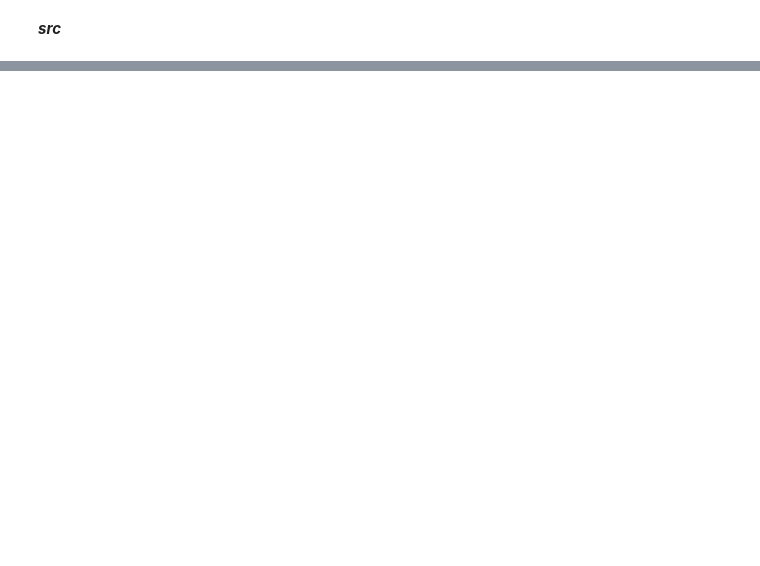
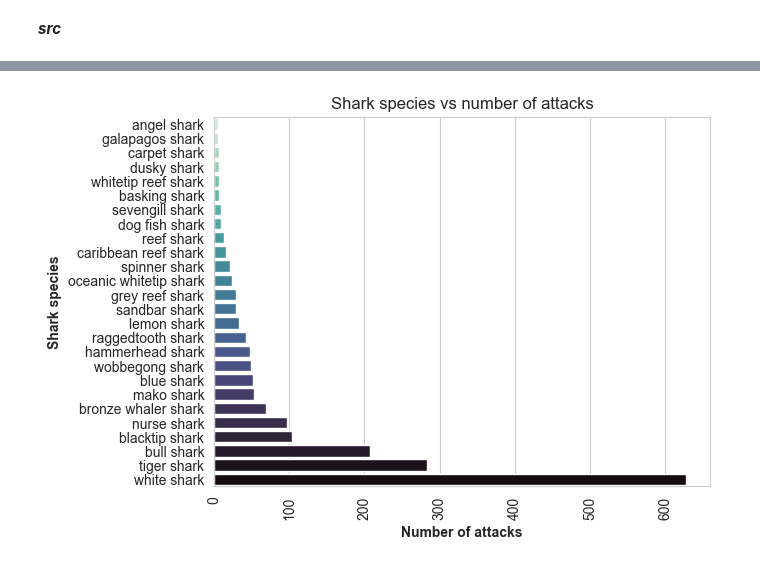
Before and after one commit to pagoba94/project1, a Jupyter notebook: CLEANING WITH FUNCTIONS.ipynb, the cells around one changed output, grey strips where cells are left out. Cells and saved outputs as stored; diff of their text form; code cells hidden in the pictures; blank space fills up the shorter version.

```diff
--- a/CLEANING WITH FUNCTIONS.ipynb
+++ b/CLEANING WITH FUNCTIONS.ipynb
@@ -250,0 +269,22 @@ df.sample()
+# %%
+def species_vs_attacks(df):
+    # Plot the countplot using the custom color palette
+    ax = sns.countplot(y=df['species'], order=df['species'].value_counts(ascending=True).index, palette='mako_r')
+
+    # Set axis labels and title
+    ax.set(ylabel='Shark species', xlabel='Number of attacks')
+
+    # Rotate x-axis tick labels for better readability
+    plt.xticks(rotation=90)
+    plt.title('Shark species vs number of attacks')
+
+    plt.ylabel('Shark species', weight='bold')
+    plt.xlabel('Number of attacks', weight='bold')
+
+
+    # Display the plot
+    plt.show()
+# %%
+species_vs_attacks(df)
+# %% [output]
+[figure, added]
```
Also changed, not shown: parts of 24 cells of this notebook, 7 other files.
